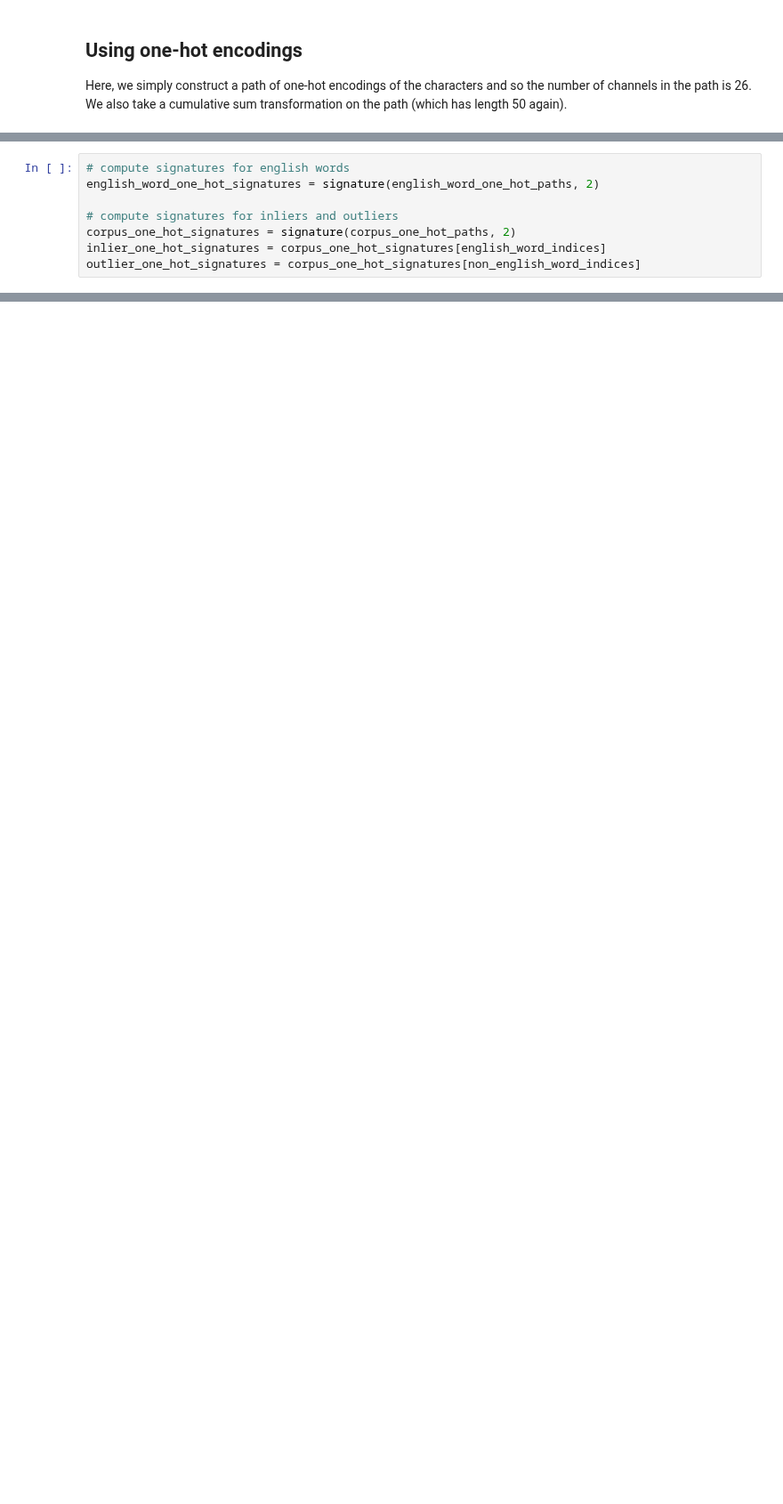
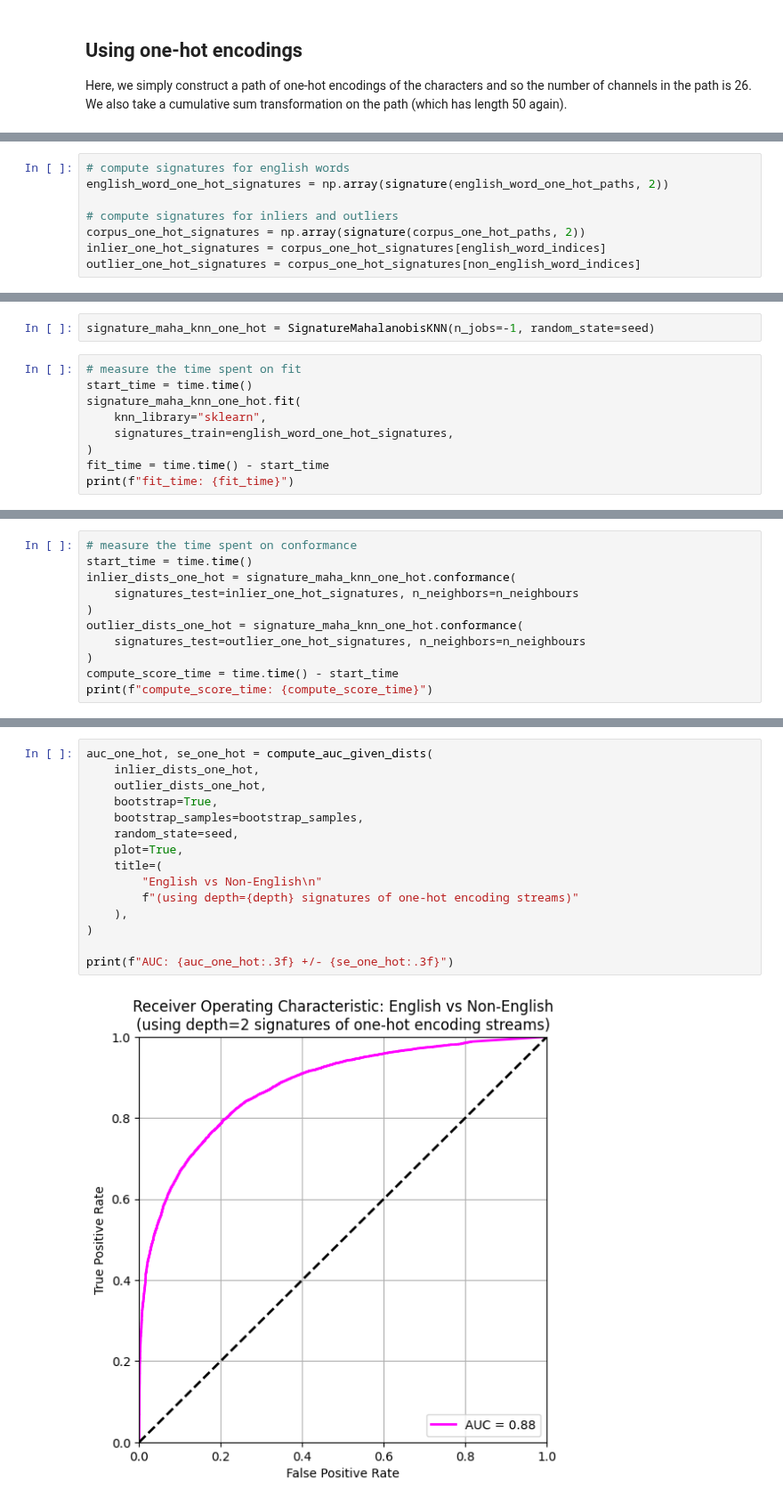
Before and after one commit to datasig-ac-uk/signature_applications, a Jupyter notebook: anomaly_detection_language_dataset/alphabet_analysis.ipynb, the cells around one changed output, grey strips where cells are left out. Shown at 89% size. Cells and saved outputs as stored; diff of their text form; blank space fills up the shorter version.

```diff
--- a/anomaly_detection_language_dataset/alphabet_analysis.ipynb
+++ b/anomaly_detection_language_dataset/alphabet_analysis.ipynb
@@ -498,9 +836,9 @@ corpus_one_hot_paths.shape
 # %%
 # compute signatures for english words
-english_word_one_hot_signatures = signature(english_word_one_hot_paths, 2)
+english_word_one_hot_signatures = np.array(signature(english_word_one_hot_paths, 2))
 
 # compute signatures for inliers and outliers
-corpus_one_hot_signatures = signature(corpus_one_hot_paths, 2)
+corpus_one_hot_signatures = np.array(signature(corpus_one_hot_paths, 2))
 inlier_one_hot_signatures = corpus_one_hot_signatures[english_word_indices]
 outlier_one_hot_signatures = corpus_one_hot_signatures[non_english_word_indices]
 # %%
@@ -517,0 +862,11 @@ compute_scores(main_corpus=english_word_one_hot_signatures,
+# %%
+signature_maha_knn_one_hot = SignatureMahalanobisKNN(n_jobs=-1, random_state=seed)
+# %%
+# measure the time spent on fit
+start_time = time.time()
+signature_maha_knn_one_hot.fit(
+    knn_library="sklearn",
+    signatures_train=english_word_one_hot_signatures,
+)
+fit_time = time.time() - start_time
+print(f"fit_time: {fit_time}")
@@ -517,0 +875,11 @@ compute_scores(main_corpus=english_word_one_hot_signatures,
+# %%
+# measure the time spent on conformance
+start_time = time.time()
+inlier_dists_one_hot = signature_maha_knn_one_hot.conformance(
+    signatures_test=inlier_one_hot_signatures, n_neighbors=n_neighbours
+)
+outlier_dists_one_hot = signature_maha_knn_one_hot.conformance(
+    signatures_test=outlier_one_hot_signatures, n_neighbors=n_neighbours
+)
+compute_score_time = time.time() - start_time
+print(f"compute_score_time: {compute_score_time}")
@@ -517,0 +888,17 @@ compute_scores(main_corpus=english_word_one_hot_signatures,
+# %%
+auc_one_hot, se_one_hot = compute_auc_given_dists(
+    inlier_dists_one_hot,
+    outlier_dists_one_hot,
+    bootstrap=True,
+    bootstrap_samples=bootstrap_samples,
+    random_state=seed,
+    plot=True,
+    title=(
+        "English vs Non-English\n"
+        f"(using depth={depth} signatures of one-hot encoding streams)"
+    ),
+)
+
+print(f"AUC: {auc_one_hot:.3f} +/- {se_one_hot:.3f}")
+# %% [output]
+[figure, added]
```
Also changed, not shown: parts of 79 cells of this notebook, 1 other file.
